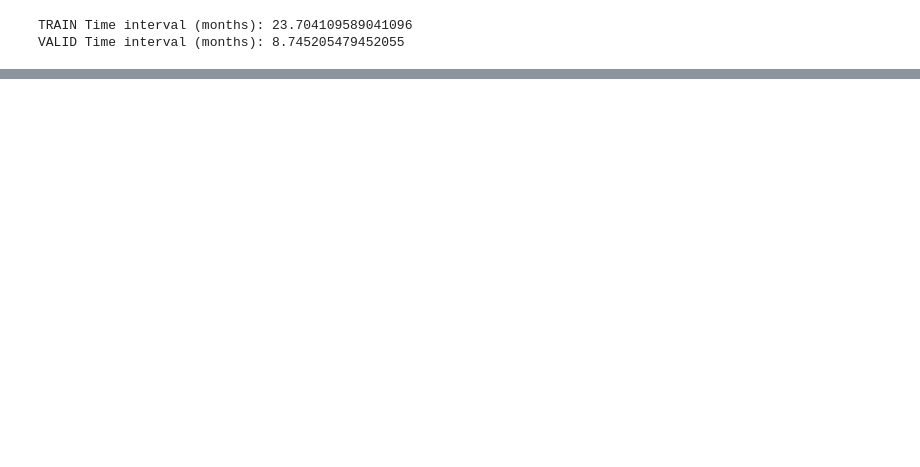
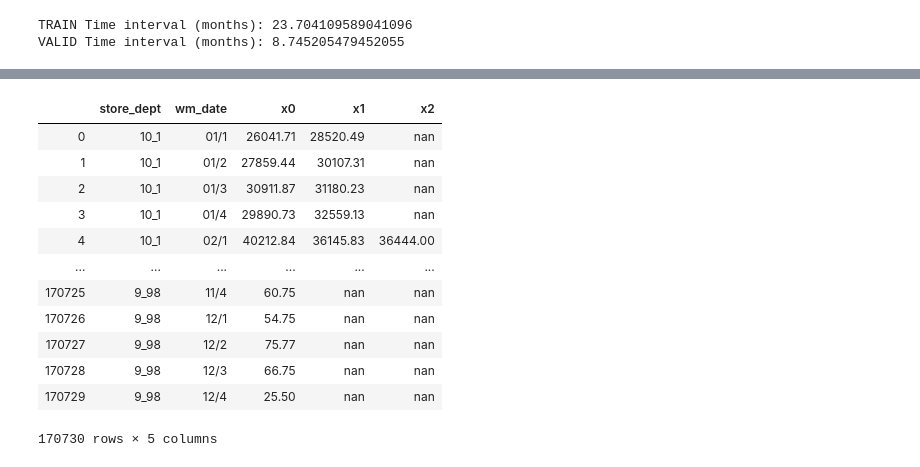
Before and after one commit to talestsp/walmart-recruiting-store-sales-forecasting, a Jupyter notebook: notebooks/machine_learning/ML - Focasting.ipynb, the cells around one changed output, grey strips where cells are left out. Drawn from its saved outputs; the diff is of its cells as text; code cells hidden in the pictures; blank space fills up the shorter version.

```diff
--- a/notebooks/exploration/ML - Focasting.ipynb
+++ b/notebooks/machine_learning/ML - Focasting.ipynb
@@ -194,0 +185,22 @@ use_train[use_train["store_dept"] == "10_1"][["Date", "wm_date", "store_dept", "
+# %%
+try:
+    dummy_valid = pd.read_csv("data/ml_datasets/dummy_valid.csv")
+except FileNotFoundError:
+    dummy_valid = dummy_baseline_data(use_valid)
+    dummy_valid.to_csv("data/ml_datasets/dummy_valid.csv", sep=";", index=False)
+# %%
+dummy_valid
+# %% [output]
+|  | store_dept | wm_date | x0 | x1 | x2 |
+| 0 | 10_1 | 01/1 | 26041.71 | 28520.49 | nan |
+| 1 | 10_1 | 01/2 | 27859.44 | 30107.31 | nan |
+| 2 | 10_1 | 01/3 | 30911.87 | 31180.23 | nan |
+| 3 | 10_1 | 01/4 | 29890.73 | 32559.13 | nan |
+| 4 | 10_1 | 02/1 | 40212.84 | 36145.83 | 36444.00 |
+| ... | ... | ... | ... | ... | ... |
+| 170725 | 9_98 | 11/4 | 60.75 | nan | nan |
+| 170726 | 9_98 | 12/1 | 54.75 | nan | nan |
+| 170727 | 9_98 | 12/2 | 75.77 | nan | nan |
+| 170728 | 9_98 | 12/3 | 66.75 | nan | nan |
+| 170729 | 9_98 | 12/4 | 25.50 | nan | nan |
+170730 rows × 5 columns
```
Also changed, not shown: parts of 18 cells of this notebook, 3 other files.
